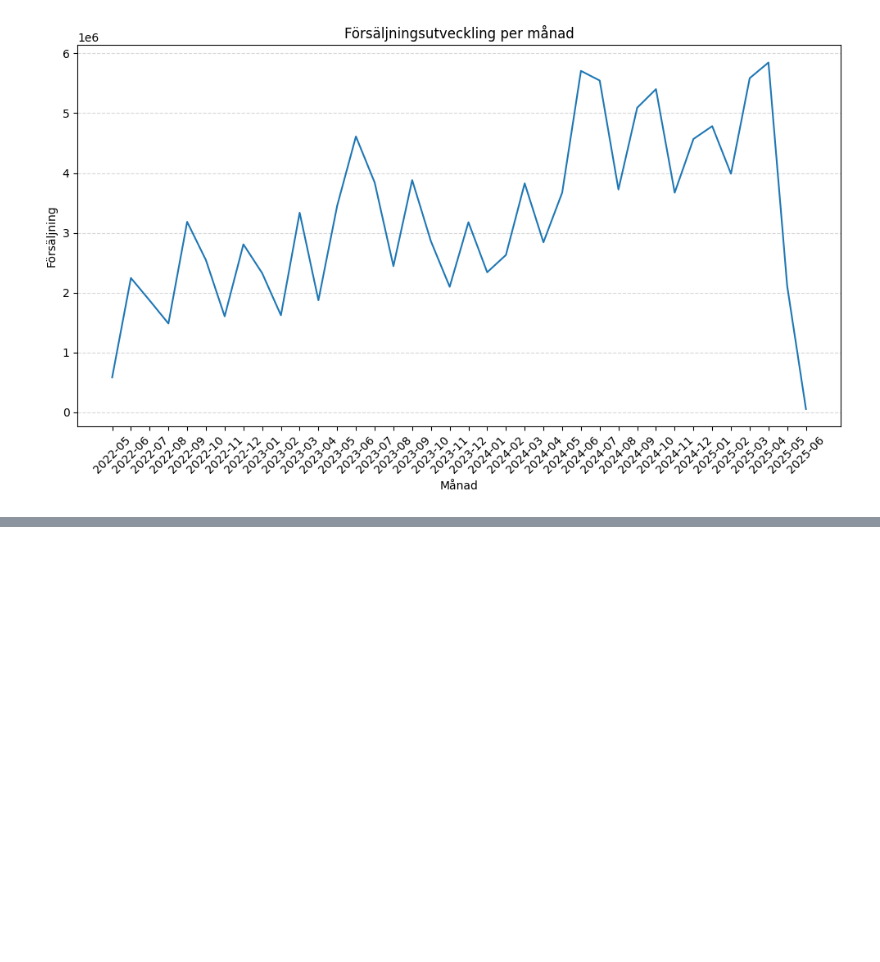
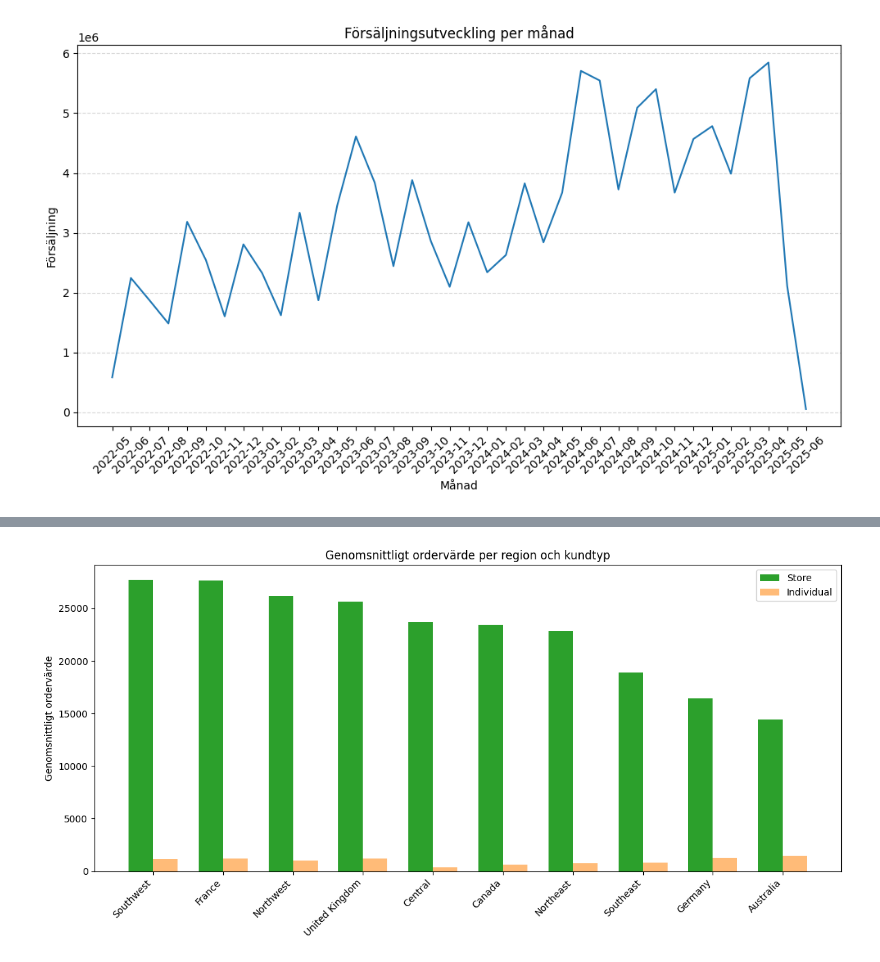
Before and after one commit to Tim-Ryd/AdventureWorks, a Jupyter notebook: notebooks/report.ipynb, the cells around one changed output, grey strips where cells are left out. Drawn from its saved outputs; the diff is of its cells as text; code cells hidden in the pictures; blank space fills up the shorter version.

```diff
--- a/notebooks/report.ipynb
+++ b/notebooks/report.ipynb
@@ -385,0 +493,66 @@ Samtliga 10 cyklar är inom kategorin "Bikes" och bästa produkten är "Mountain
+# %%
+query_vis7 = """
+SELECT
+    t.Name AS Region,
+    CASE
+        WHEN c.StoreID IS NOT NULL THEN 'Store'
+        ELSE 'Individual'
+    END AS CustomerType,
+    AVG(soh.TotalDue) AS AvgOrderValue
+FROM Sales.SalesOrderHeader soh
+INNER JOIN Sales.SalesTerritory t ON soh.TerritoryID = t.TerritoryID
+INNER JOIN Sales.Customer c ON soh.CustomerID = c.CustomerID
+GROUP BY
+    t.Name,
+    CASE
+        WHEN c.StoreID IS NOT NULL THEN 'Store'
+        ELSE 'Individual'
+    END
+ORDER BY AVG(soh.TotalDue) DESC;
+"""
+df_vis7 = query_df(query_vis7)
+
+
+
+region_totals = df_vis7.groupby("Region")["AvgOrderValue"].sum().sort_values(ascending=False)
+regions_sorted = region_totals.index.tolist()  # Regioner sorterade från högst till lägst totalt
+
+x = np.arange(len(regions_sorted))
+
+width = 0.35
+
+fig, ax = plt.subplots(figsize=(12, 6))
+
+# Stapel 1: Store
+ax.bar(
+    x - width/2,
+    df_vis7.loc[df_vis7["CustomerType"] == "Store"].set_index("Region").reindex(regions)["AvgOrderValue"],
+    width,
+    label="Store",
+    color=plt.cm.tab20(4)
+)
+
+# Stapel 2 Individual
+ax.bar(
+    x + width/2,
+    df_vis7.loc[df_vis7["CustomerType"] == "Individual"].set_index("Region").reindex(regions)["AvgOrderValue"],
+    width,
+    label="Individual",
+    color=plt.cm.tab20(3)
+)
+
+# X-axel
+ax.set_xticks(x)
+ax.set_xticklabels(regions, rotation=45, ha="right")
+
+# Y-axel och titel
+ax.set_ylabel("Genomsnittligt ordervärde")
+ax.set_title("Genomsnittligt ordervärde per region och kundtyp")
+
+# Legend
+ax.legend(loc='upper right')
+
+plt.tight_layout()
+plt.show()
+# %% [output]
+[figure, added]
```
Also changed, not shown: parts of 17 cells of this notebook, 2 other files.
